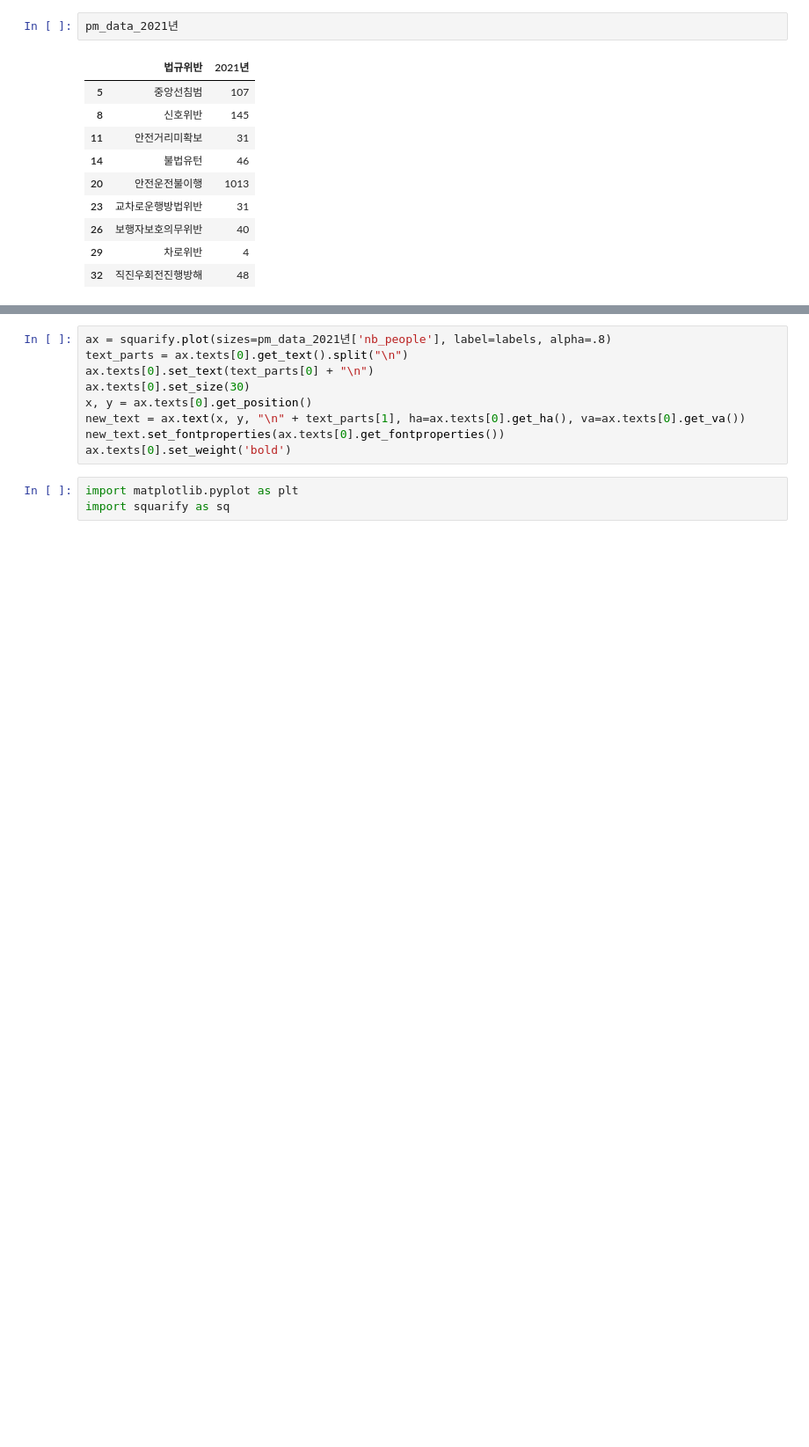
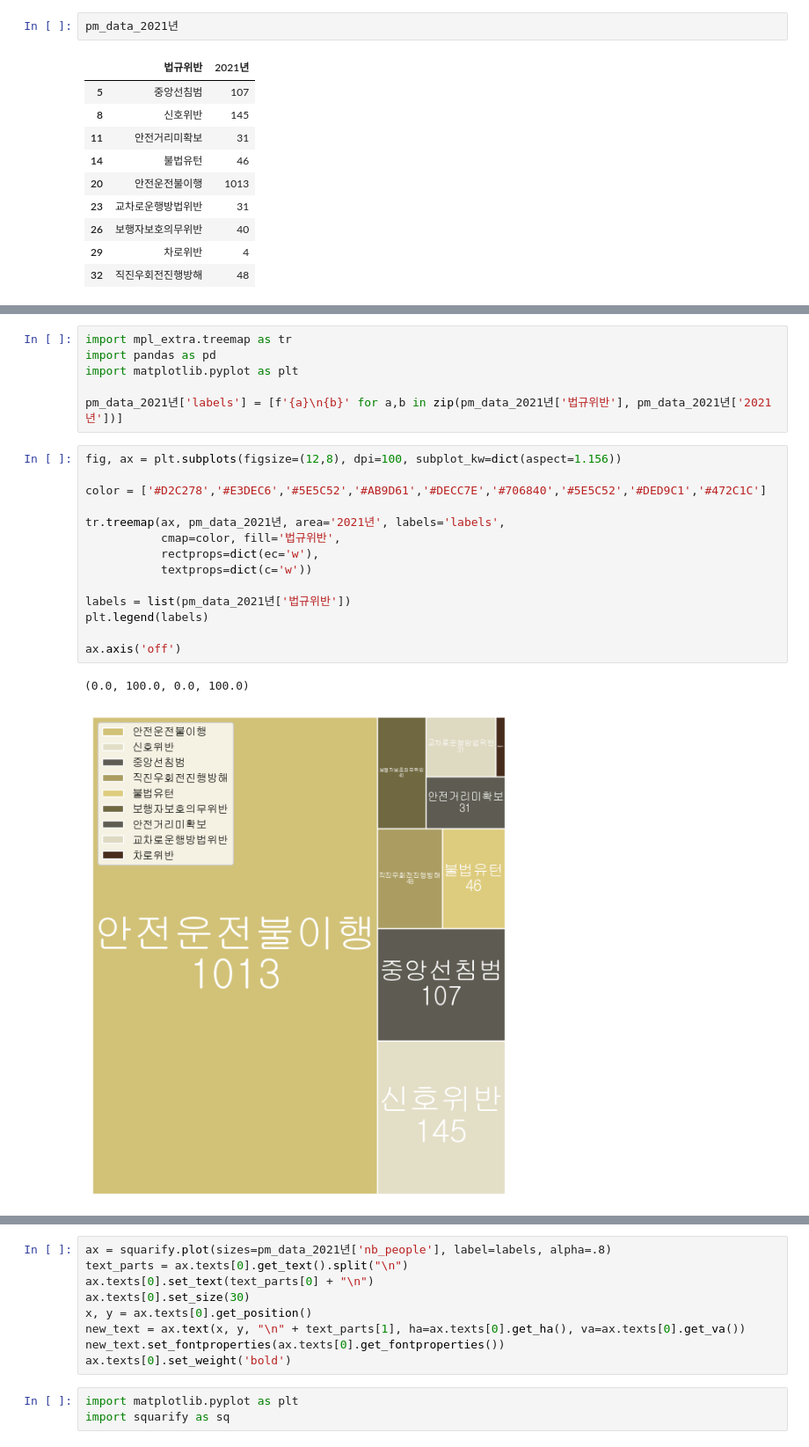
Before and after one commit to choidongjune/uos2022_big_data_contest, a Jupyter notebook: 최재혁/법규위반별 교통사고.ipynb, the cells around one changed output, grey strips where cells are left out. Shown at 88% size. Cells and saved outputs as stored; diff of their text form; blank space fills up the shorter version.

```diff
--- a/최재혁/법규위반별 교통사고.ipynb
+++ b/최재혁/법규위반별 교통사고.ipynb
@@ -194 +230,24 @@ plt.savefig("법규위반별 교통사고")
+# %%
+import mpl_extra.treemap as tr
+import pandas as pd
+import matplotlib.pyplot as plt
+
+pm_data_2021년['labels'] = [f'{a}\n{b}' for a,b in zip(pm_data_2021년['법규위반'], pm_data_2021년['2021년'])]
+# %%
+fig, ax = plt.subplots(figsize=(12,8), dpi=100, subplot_kw=dict(aspect=1.156))
+
+color = ['#D2C278','#E3DEC6','#5E5C52','#AB9D61','#DECC7E','#706840','#5E5C52','#DED9C1','#472C1C']
+
+tr.treemap(ax, pm_data_2021년, area='2021년', labels='labels',
+           cmap=color, fill='법규위반',
+           rectprops=dict(ec='w'),
+           textprops=dict(c='w'))
+
+labels = list(pm_data_2021년['법규위반'])
+plt.legend(labels)
+
+ax.axis('off')
+# %% [output]
+(0.0, 100.0, 0.0, 100.0)
+[figure, added]
 # %%
```
Also changed, not shown: parts of 7 cells of this notebook.
